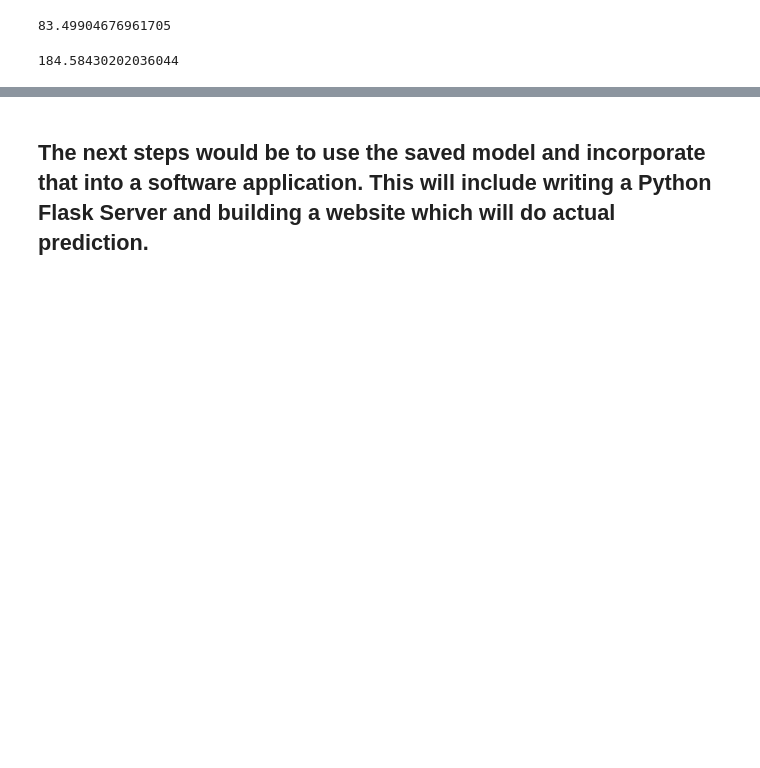
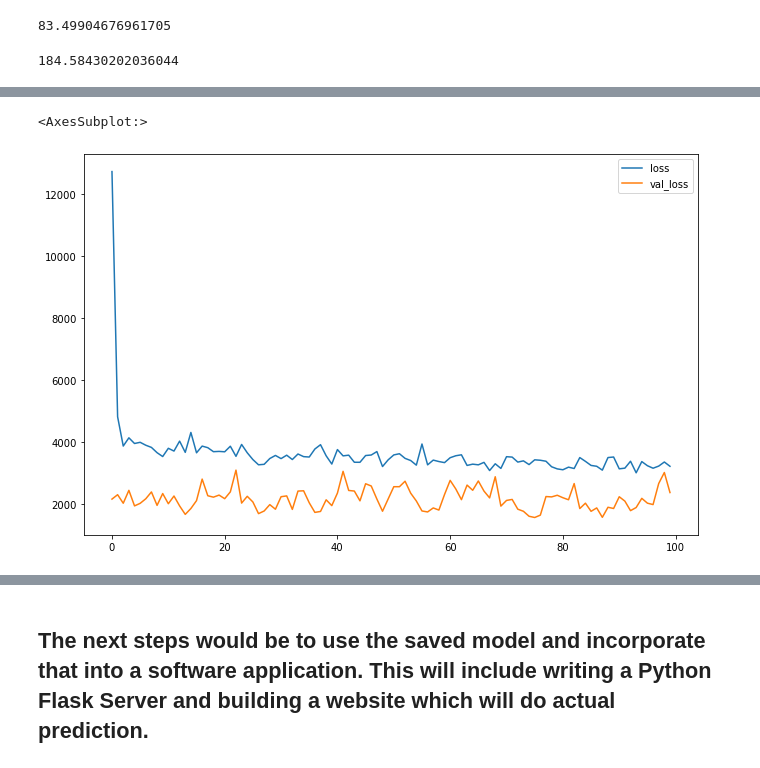
Before and after one commit to snigdhrf/DS_Machine_Learning, a Jupyter notebook: Regression/RegressionProject_Predicting Home_Prices.ipynb, the cells around one changed output, grey strips where cells are left out. Drawn from its saved outputs; the diff is of its cells as text; code cells hidden in the pictures; blank space fills up the shorter version.

```diff
--- a/Regression/RegressionProject_Predicting Home_Prices.ipynb
+++ b/Regression/RegressionProject_Predicting Home_Prices.ipynb
@@ -1050,0 +1063,18 @@ with open('banglore_home_prices_model.pickle','wb') as f:
+# %%
+model = Sequential()
+
+model.add(Dense(244,activation='relu'))
+model.add(Dropout(0.2))
+
+model.add(Dense(122,activation='relu'))
+model.add(Dropout(0.2))
+
+model.add(Dense(60,activation='relu'))
+model.add(Dropout(0.2))
+
+model.add(Dense(30,activation='relu'))
+model.add(Dropout(0.2))
+
+model.add(Dense(1,activation='linear'))
+
+model.compile(loss='MeanSquaredError', optimizer='adam')
@@ -1050,0 +1083,3 @@ with open('banglore_home_prices_model.pickle','wb') as f:
+# %%
+model.fit(x=X_train,y=y_train,epochs=100,
+          batch_size=256,validation_data=(X_test, y_test))
@@ -1050,0 +1105,3 @@ with open('banglore_home_prices_model.pickle','wb') as f:
+# %%
+losses = pd.DataFrame(model.history.history)
+losses[['loss','val_loss']].head()
@@ -1050,0 +1115,5 @@ with open('banglore_home_prices_model.pickle','wb') as f:
+# %%
+losses[['loss','val_loss']].plot()
+# %% [output]
+<AxesSubplot:>
+[figure, added]
```
Also changed, not shown: parts of 18 cells of this notebook, 4 other files.
